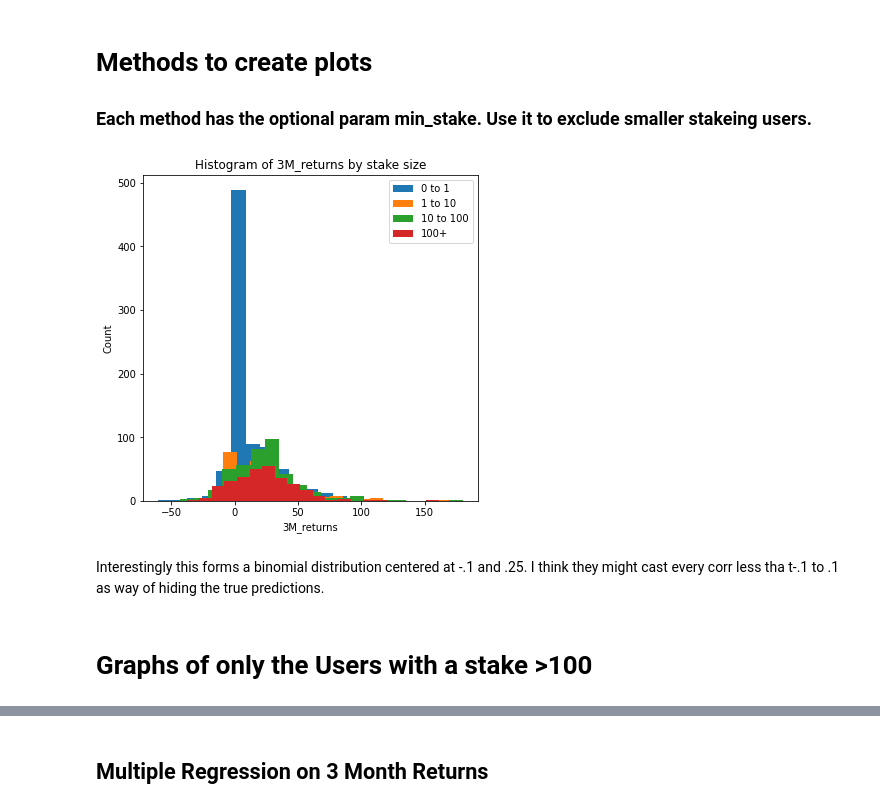
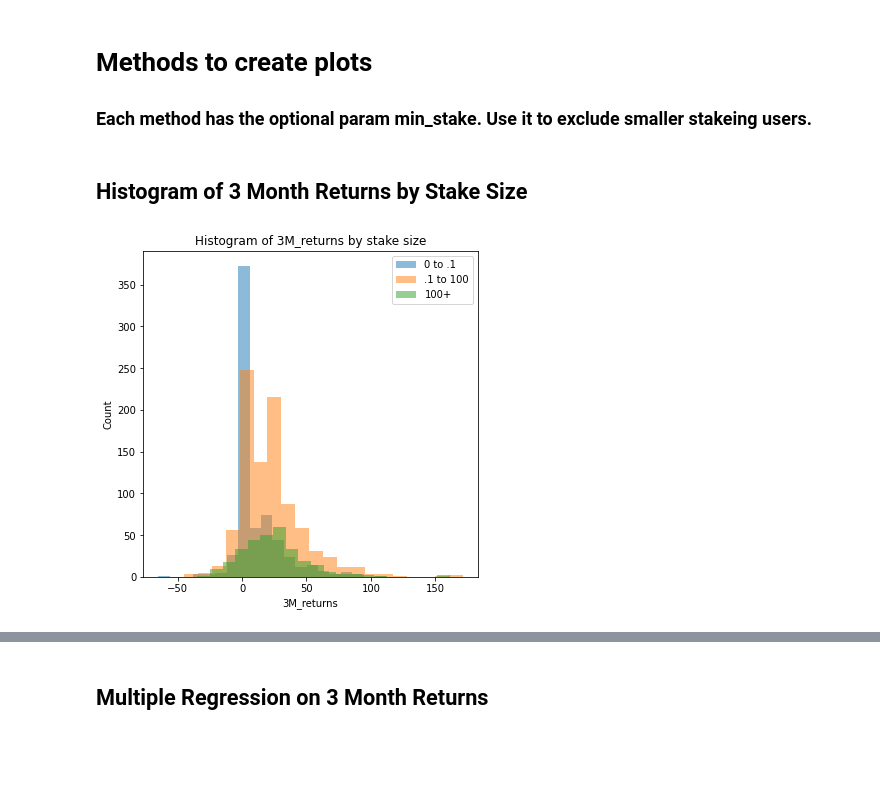
Before and after one commit to parkerburchett/Numerai, a Jupyter notebook: NumerAI LeaderBoard Analysis.ipynb, the cells around one changed output, grey strips where cells are left out. Cells and saved outputs as stored; diff of their text form; code cells hidden in the pictures; blank space fills up the shorter version.

```diff
--- a/NumerAI LeaderBoard Analysis.ipynb
+++ b/NumerAI LeaderBoard Analysis.ipynb
@@ -125,20 +135,18 @@ dtype: int64
 # %%
 def create_box_plot(df, col='corrRep', min_stake=0):
     x = df[(df[col].notnull()) & (df['nmrStaked'] > min_stake)][col]
-    is_null = df[(df[col].notnull() == False)][col]
-    print(is_null.head())
     plt.boxplot(x, vert=False)
     num_elements = x.count()
     plt.title(
         f'Distribution of {col} nmrStaked>{min_stake}\n Number of Elements:{num_elements}'
     )
     plt.xlabel(col)
-    plt.show()
+    return plt
 
 
-def create_scatter_plot(df, x_name='corrRep', y_name='fncRep', min_stake=0):
-    x = df[(df[x_name].notnull()) & (df['nmrStaked'] > min_stake)][x_name]
-    y = df[(df[x_name].notnull()) & (df['nmrStaked'] > min_stake)][y_name]
+def create_scatter_plot(df, x_name='corrRep', y_name='fncRep', min_stake=0, max_stake=1000000):
+    x = df[((df[x_name].notnull()) & (df['nmrStaked'] > min_stake)) & (df['nmrStaked'] < max_stake)][x_name]
+    y = df[((df[y_name].notnull()) & (df['nmrStaked'] > min_stake)) & (df['nmrStaked'] < max_stake)][y_name]
     plt.scatter(x, y, s=.5)
     plt.xlabel(x_name)
     plt.ylabel(y_name)
@@ -149,33 +157,30 @@ def create_scatter_plot(df, x_name='corrRep', y_name='fncRep', min_stake=0):
     return plt
 
 
-def create_histogram(df, col='corrRep', bins=20, min_stake=0, max_stake=100000):
+def create_histogram(df, col='corrRep', bins=20, min_stake=0, max_stake=1000000):
     x = df[((df[col].notnull()) & (df['nmrStaked'] > min_stake)) & (df['nmrStaked'] < max_stake)][col]
-    plt.hist(x, bins)
+    plt.hist(x, bins, label=f'{col} when nmrStaked>{min_stake}', alpha=.5)
     plt.xlabel(col)
     plt.ylabel('Count')
     num_elements = x.count()
     # plt.title(
     #     f'Histogram of {col} when nmrStaked>{min_stake}\n Number of Elements:{num_elements}'
     # )
+
     return plt
 
 plt.rcParams["figure.figsize"] = (6,6)
+# %% [markdown]
+## Histogram of 3 Month Returns by Stake Size
 # %%
-# you might want to edit this to make a min and a max stake. The put them on the same histogram but in different colors.create_histogram
-col = '3M_returns'
+col = '3M_returns' # change this to be '1D_returns' or '1Y_returns' or 'corrRep', 'fncRep' to see other distributions
 
-create_histogram(df,col=col, min_stake=0, max_stake=1)
-create_histogram(df,col=col, min_stake=1, max_stake=10)
-create_histogram(df,col=col, min_stake=10, max_stake=100)
+create_histogram(df,col=col, min_stake=0, max_stake=.1)
+create_histogram(df,col=col, min_stake=.1, max_stake=100)
 create_histogram(df, col=col,min_stake=100, max_stake=1000000)
 
-plt.legend(['0 to 1','1 to 10','10 to 100','100+'])
+plt.legend(['0 to .1','.1 to 100','100+'])
 plt.title(f'Histogram of {col} by stake size')
 plt.show()
 # %% [output]
-[figure, old version]
+[figure, new version]
-# %% [markdown]
-Interestingly this forms a binomial distribution centered at -.1 and .25. I think they might cast every corr less tha t-.1 to .1 as way of hiding the true predictions.
-# %% [markdown]
-# Graphs of only the Users with a stake >100
```
Also changed, not shown: parts of 25 cells of this notebook, 1 other file.
